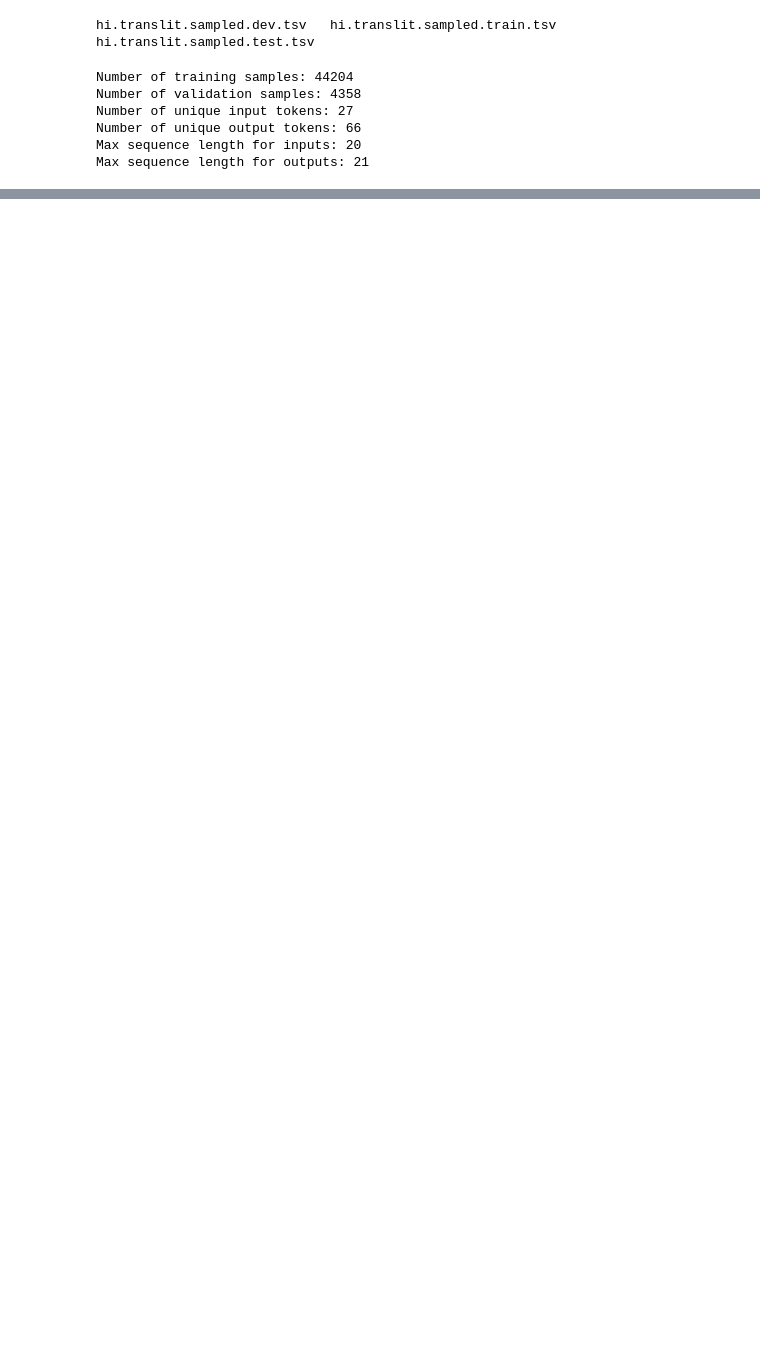
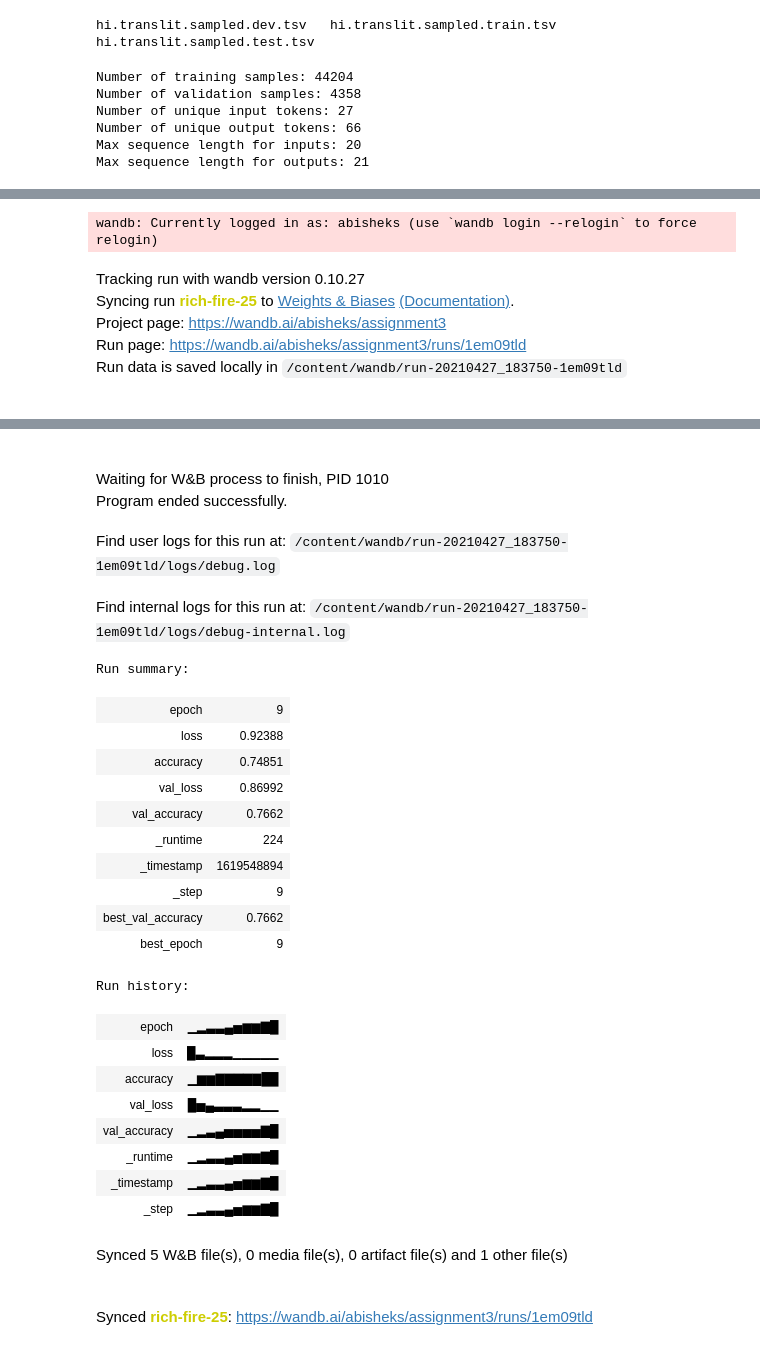
Before and after one commit to abisubramanya27/CS6910_Assignment3, a Jupyter notebook: src/Assignment3.ipynb, the cells around one changed output, grey strips where cells are left out. Cells and saved outputs as stored; diff of their text form; code cells hidden in the pictures; blank space fills up the shorter version.

```diff
--- a/src/Assignment3.ipynb
+++ b/src/Assignment3.ipynb
@@ -105,17 +108,17 @@ max_encoder_seq_length = 0
 max_decoder_seq_length = 0
 
 # Reading training and validation data
-train_inp, train_out = read_data('./dakshina_dataset_v1.0/hi/lexicons/hi.translit.sampled.train.tsv', True)
-val_inp, val_out = read_data('./dakshina_dataset_v1.0/hi/lexicons/hi.translit.sampled.dev.tsv', True)
+train_inp, train_out = read_data('./dakshina_dataset_v1.0/hi/lexicons/hi.translit.sampled.train.tsv')
+val_inp, val_out = read_data('./dakshina_dataset_v1.0/hi/lexicons/hi.translit.sampled.dev.tsv')
 # Assigning encoder and decoder for input and target characters
 input_char_enc, input_char_dec, target_char_enc, target_char_dec, max_encoder_seq_length, max_decoder_seq_length = encode_decode_characters(
     train_inp, train_out, val_inp, val_out)
 
 # Assigning training and validation encoder input, decoder input, decoder output
-train_enc_input, train_dec_input, train_dec_target = process_data(train_inp, train_out, max_encoder_seq_length, max_decoder_seq_length,
-                                                                  input_char_enc, target_char_enc)
-val_enc_input, val_dec_input, val_dec_target = process_data(val_inp, val_out, max_encoder_seq_length, max_decoder_seq_length,
-                                                            input_char_enc, target_char_enc)
+train_enc_input, train_dec_input, train_dec_target = process_data(train_inp, max_encoder_seq_length, input_char_enc, train_out,
+                                                                  max_decoder_seq_length, target_char_enc)
+val_enc_input, val_dec_input, val_dec_target = process_data(val_inp, max_encoder_seq_length, input_char_enc, val_out,
+                                                            max_decoder_seq_length, target_char_enc)
 # %% [output]
 Number of training samples: 44204
 Number of validation samples: 4358
@@ -205,21 +208,21 @@ from tensorflow.keras.metrics import categorical_crossentropy
 from tensorflow.keras.callbacks import EarlyStopping
 
 def train_model(model, train_input_data, train_target_data, val_input_data, val_target_data,
-                batch_size=64, optimizer = 'adam', learning_rate = 1e-3, epochs = 10):
+                batch_size=64, optimizer = 'adam', learning_rate = 1e-3, epochs = 10, loss_fn = 'categorical_crossentropy'):
     # Function to train the model using the mentioned optimizer, learning rate and epochs using given training and validation data
 
     if optimizer == 'adam':
-        model.compile(optimizer = Adam(learning_rate=learning_rate), loss = "categorical_crossentropy", metrics = ['accuracy'])
+        model.compile(optimizer = Adam(learning_rate=learning_rate), loss = loss_fn, metrics = ['accuracy'])
     elif optimizer == 'momentum':
-        model.compile(optimizer = SGD(learning_rate=learning_rate, momentum = 0.9), loss = "categorical_crossentropy", metrics = ['accuracy'])
+        model.compile(optimizer = SGD(learning_rate=learning_rate, momentum = 0.9), loss = loss_fn, metrics = ['accuracy'])
     elif optimizer == 'rmsprop':
-        model.compile(optimizer = RMSprop(learning_rate=learning_rate), loss = "categorical_crossentropy", metrics = ['accuracy'])
+        model.compile(optimizer = RMSprop(learning_rate=learning_rate), loss = loss_fn, metrics = ['accuracy'])
     elif optimizer == 'nesterov':
-        model.compile(optimizer = SGD(learning_rate=learning_rate, momentum = 0.9, nesterov = True), loss = "categorical_crossentropy", metrics = ['accuracy'])
+        model.compile(optimizer = SGD(learning_rate=learning_rate, momentum = 0.9, nesterov = True), loss = loss_fn, metrics = ['accuracy'])
     elif optimizer == 'nadam':
-        model.compile(optimizer = Nadam(learning_rate=learning_rate), loss = "categorical_crossentropy", metrics = ['accuracy'])
+        model.compile(optimizer = Nadam(learning_rate=learning_rate), loss = loss_fn, metrics = ['accuracy'])
     else:
-        model.compile(optimizer = SGD(learning_rate=learning_rate), loss = "categorical_crossentropy", metrics = ['accuracy'])
+        model.compile(optimizer = SGD(learning_rate=learning_rate), loss = loss_fn, metrics = ['accuracy'])
 
     # Using validation accuracy as the metric to monitor as that is what is intended to be maximized
     model.fit(train_input_data,
@@ -232,7 +235,6 @@ def train_model(model, train_input_data, train_target_data, val_input_data, val_
 
     return model
 # %%
-###### TO BE DONE : config dictionary, Seq2Seq Function to call the create_model and train_model
 config_1 = {
     "learning_rate": 1e-3,                                      # Hyperparameter for updating the parameters in gradient descent
     "epochs": 10,                                               # Number of epochs to train the model
@@ -253,14 +255,25 @@ config_1 = {
 
 # run = wandb.init(project="assignment3", entity="abisheks", reinit=True)
 # tf.keras.backend.clear_session()
-# model = create_model(len(input_char_dec), len(target_char_dec), max_encoder_seq_length, max_decoder_seq_length)
+# model = create_model(len(input_char_dec), len(target_char_dec))
 # model = train_model(model, [train_enc_input,train_dec_input], train_dec_target, [val_enc_input,val_dec_input], val_dec_target)
 # run.finish()
 
 def RNN_train(config):
-  model = create_model(len(input_char_dec), len(target_char_dec), max_encoder_seq_length, max_decoder_seq_length, config['inp_emb_size'],
-                       config['no_enc_layers'], config['no_dec_layers'], config['hid_layer_size'], config['cell_type'], config['dropout']
-                       )
+  model = create_model(len(input_char_dec), len(target_char_dec), config['inp_emb_size'], config['no_enc_layers'],
+                       config['no_dec_layers'], config['hid_layer_size'], config['cell_type'], config['dropout'], config['dropout'])
+
   model = train_model(model, [train_enc_input,train_dec_input], train_dec_target, [val_enc_input,val_dec_input], val_dec_target,
-                      config_1['batch_size'], config['optimizer'])
+                      config['batch_size'], config['optimizer'], config['learning_rate'], config['epochs'], config['loss_function'])
   return model
+
+run = wandb.init(project="assignment3", entity="abisheks", reinit=True, config=config_1)
+model = RNN_train(config_1)
+run.finish()
+# %% [output]
+wandb: Currently logged in as: abisheks (use `wandb login --relogin` to force relogin)
+Tracking run with wandb version 0.10.27
+Syncing run rich-fire-25 to Weights & Biases (Documentation).
+Project page: https://wandb.ai/abisheks/assignment3
+Run page: https://wandb.ai/abisheks/assignment3/runs/1em09tld
+Run data is saved locally in /content/wandb/run-20210427_183750-1em09tld
@@ -266,0 +297,26 @@ def RNN_train(config):
+Waiting for W&B process to finish, PID 1010
+Program ended successfully.
+Find user logs for this run at: /content/wandb/run-20210427_183750-1em09tld/logs/debug.log
+Find internal logs for this run at: /content/wandb/run-20210427_183750-1em09tld/logs/debug-internal.log
+Run summary:
+| epoch | 9 |
+| loss | 0.92388 |
+| accuracy | 0.74851 |
+| val_loss | 0.86992 |
+| val_accuracy | 0.7662 |
+| _runtime | 224 |
+| _timestamp | 1619548894 |
+| _step | 9 |
+| best_val_accuracy | 0.7662 |
+| best_epoch | 9 |
+Run history:
+| epoch | ▁▂▃▃▄▅▆▆▇█ |
+| loss | █▃▂▂▂▁▁▁▁▁ |
+| accuracy | ▁▆▆▇▇▇▇▇██ |
+| val_loss | █▅▄▃▃▃▂▂▁▁ |
+| val_accuracy | ▁▂▃▄▅▅▅▅▇█ |
+| _runtime | ▁▂▃▃▄▅▆▆▇█ |
+| _timestamp | ▁▂▃▃▄▅▆▆▇█ |
+| _step | ▁▂▃▃▄▅▆▆▇█ |
+Synced 5 W&B file(s), 0 media file(s), 0 artifact file(s) and 1 other file(s)
+Synced rich-fire-25: https://wandb.ai/abisheks/assignment3/runs/1em09tld
```
Also changed, not shown: parts of 11 cells of this notebook.
